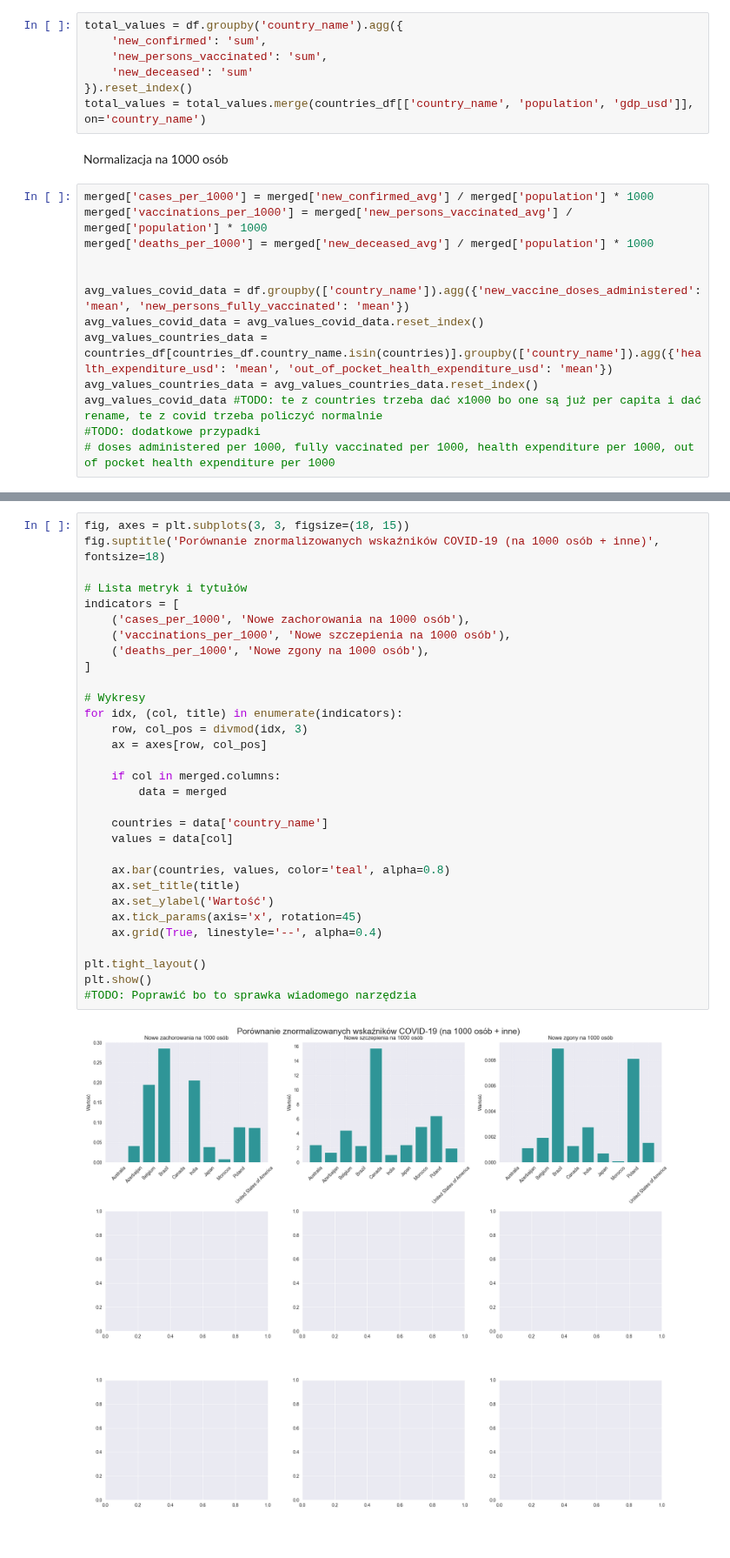
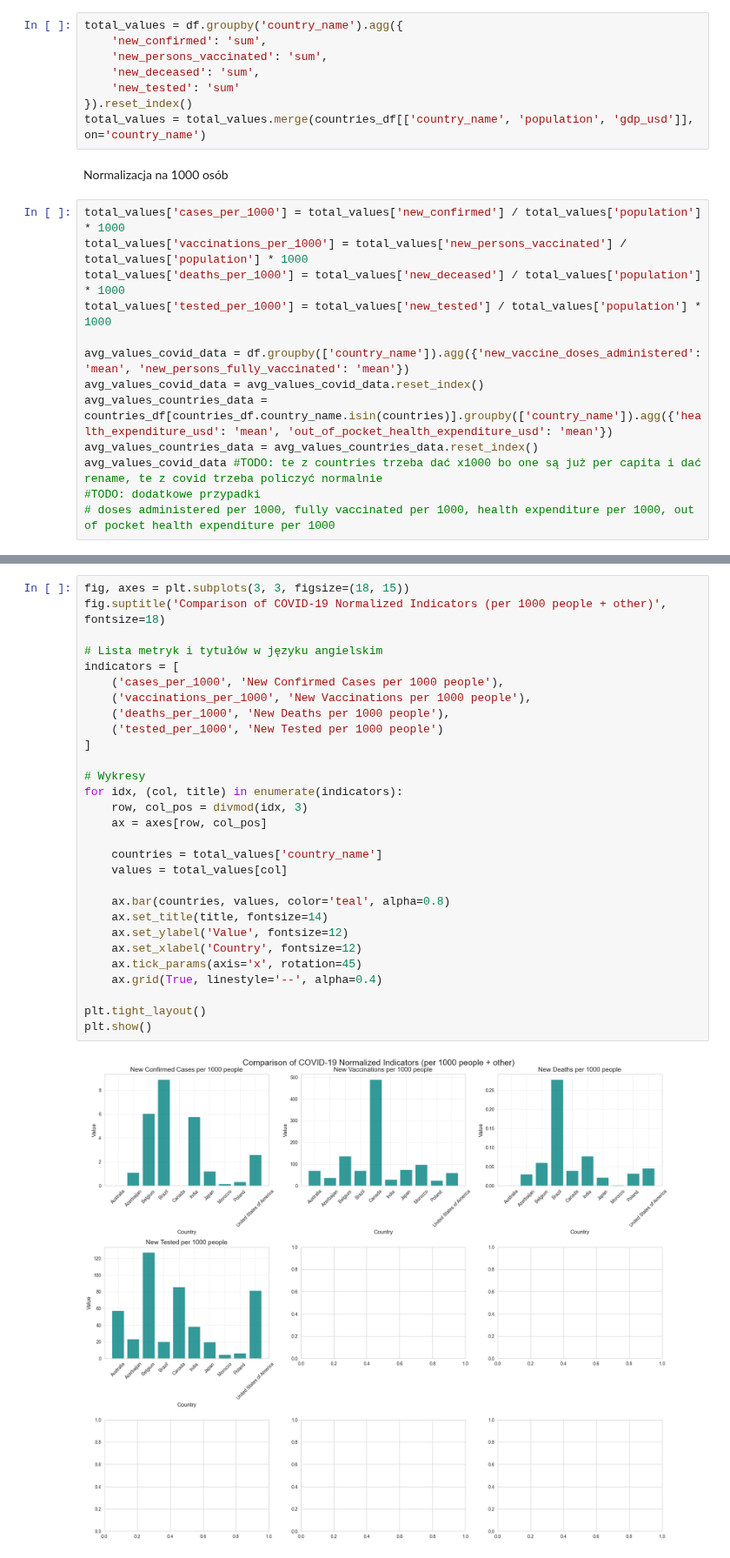
Before and after one commit to JakubKaczmarek5764/BigData1, a Jupyter notebook: zad2.ipynb, the cells around one changed output, grey strips where cells are left out. Shown at 87% size. Drawn from its saved outputs; the diff is of its cells as text.

```diff
--- a/zad2.ipynb
+++ b/zad2.ipynb
@@ -680,16 +680,17 @@ merged
 total_values = df.groupby('country_name').agg({
     'new_confirmed': 'sum',
     'new_persons_vaccinated': 'sum',
-    'new_deceased': 'sum'
+    'new_deceased': 'sum',
+    'new_tested': 'sum'
 }).reset_index()
 total_values = total_values.merge(countries_df[['country_name', 'population', 'gdp_usd']], on='country_name')
 # %% [markdown]
 Normalizacja na 1000 osób
 # %%
-merged['cases_per_1000'] = merged['new_confirmed_avg'] / merged['population'] * 1000
-merged['vaccinations_per_1000'] = merged['new_persons_vaccinated_avg'] / merged['population'] * 1000
-merged['deaths_per_1000'] = merged['new_deceased_avg'] / merged['population'] * 1000
-
+total_values['cases_per_1000'] = total_values['new_confirmed'] / total_values['population'] * 1000
+total_values['vaccinations_per_1000'] = total_values['new_persons_vaccinated'] / total_values['population'] * 1000
+total_values['deaths_per_1000'] = total_values['new_deceased'] / total_values['population'] * 1000
+total_values['tested_per_1000'] = total_values['new_tested'] / total_values['population'] * 1000
 
 avg_values_covid_data = df.groupby(['country_name']).agg({'new_vaccine_doses_administered': 'mean', 'new_persons_fully_vaccinated': 'mean'})
 avg_values_covid_data = avg_values_covid_data.reset_index()
@@ -712,34 +713,32 @@ avg_values_covid_data #TODO: te z countries trzeba dać x1000 bo one są już pe
 | 9 | United States of America | 1.627800e+06 | 1.132099e+06 |
 # %%
 fig, axes = plt.subplots(3, 3, figsize=(18, 15))
-fig.suptitle('Porównanie znormalizowanych wskaźników COVID-19 (na 1000 osób + inne)', fontsize=18)
+fig.suptitle('Comparison of COVID-19 Normalized Indicators (per 1000 people + other)', fontsize=18)
 
-# Lista metryk i tytułów
+# Lista metryk i tytułów w języku angielskim
 indicators = [
-    ('cases_per_1000', 'Nowe zachorowania na 1000 osób'),
-    ('vaccinations_per_1000', 'Nowe szczepienia na 1000 osób'),
-    ('deaths_per_1000', 'Nowe zgony na 1000 osób'),
+    ('cases_per_1000', 'New Confirmed Cases per 1000 people'),
+    ('vaccinations_per_1000', 'New Vaccinations per 1000 people'),
+    ('deaths_per_1000', 'New Deaths per 1000 people'),
+    ('tested_per_1000', 'New Tested per 1000 people')
 ]
 
 # Wykresy
 for idx, (col, title) in enumerate(indicators):
     row, col_pos = divmod(idx, 3)
     ax = axes[row, col_pos]
 
-    if col in merged.columns:
-        data = merged
-
-    countries = data['country_name']
-    values = data[col]
+    countries = total_values['country_name']
+    values = total_values[col]
 
     ax.bar(countries, values, color='teal', alpha=0.8)
-    ax.set_title(title)
-    ax.set_ylabel('Wartość')
+    ax.set_title(title, fontsize=14)
+    ax.set_ylabel('Value', fontsize=12)
+    ax.set_xlabel('Country', fontsize=12)
     ax.tick_params(axis='x', rotation=45)
     ax.grid(True, linestyle='--', alpha=0.4)
 
 plt.tight_layout()
 plt.show()
-#TODO: Poprawić bo to sprawka wiadomego narzędzia
 # %% [output]
-[figure, old version]
+[figure, new version]
```
Also changed, not shown: parts of 6 cells of this notebook.
